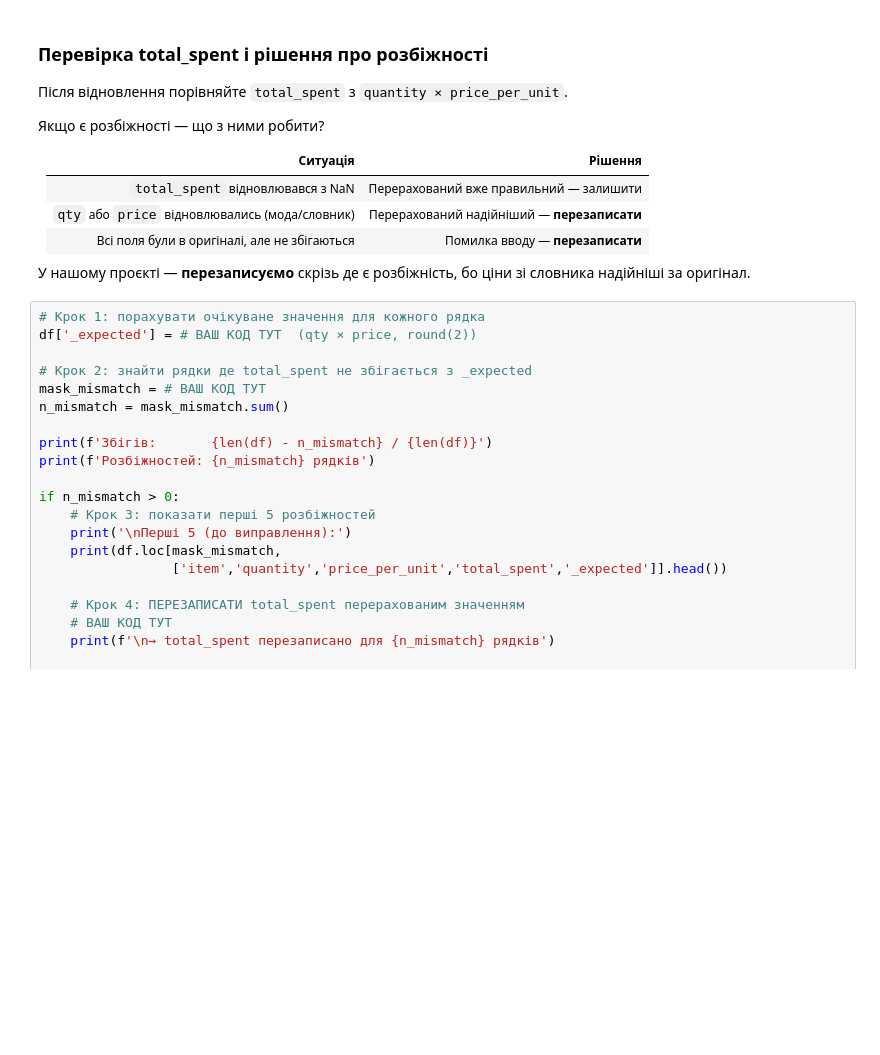
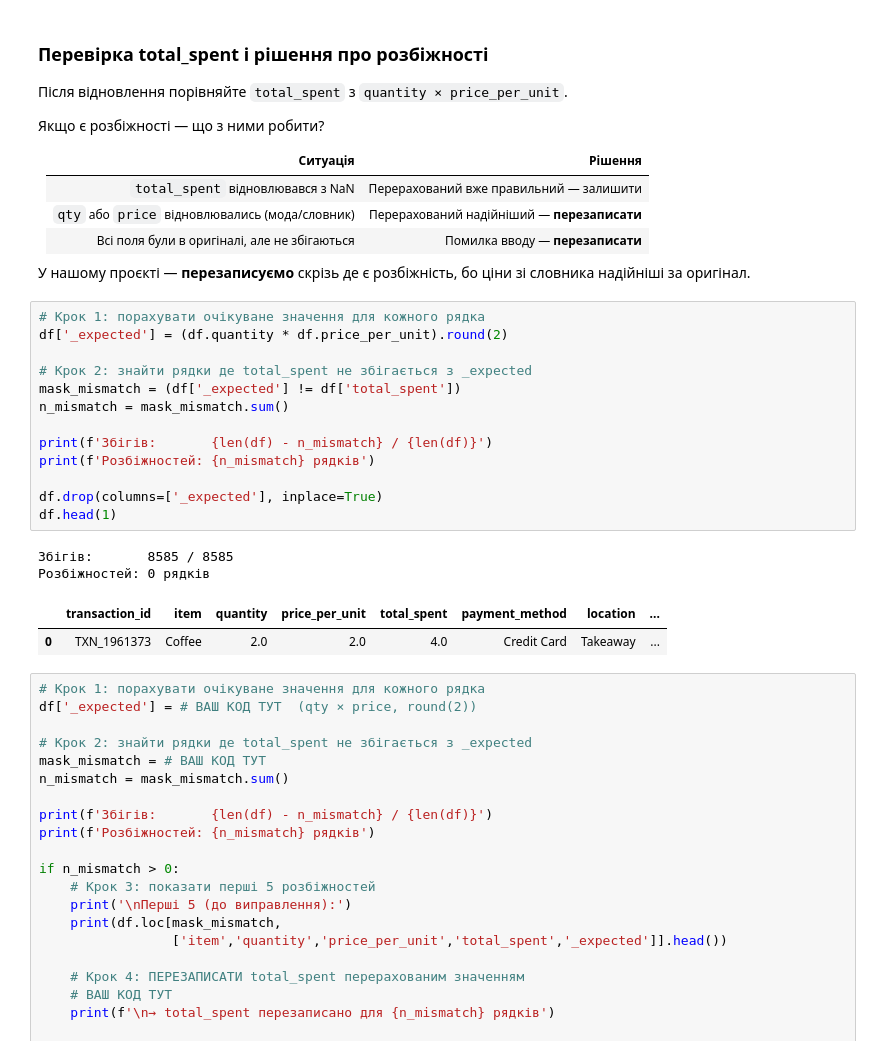
Before and after one commit to DymaStar/Analysis_Cafe_Sales-, a Jupyter notebook: DS_110626cafe_eda_workbook_version2.ipynb, the cells around one changed output. Saved outputs shown, nothing was run; the diff lists cells and outputs as text; blank space fills up the shorter version.

```diff
--- a/DS_110626cafe_eda_workbook_version2.ipynb
+++ b/DS_110626cafe_eda_workbook_version2.ipynb
@@ -814,6 +853,24 @@ df['total_spent'].fillna(df['total_spent'].median(), inplace=True)
 
 У нашому проєкті — **перезаписуємо** скрізь де є розбіжність,
 бо ціни зі словника надійніші за оригінал.
+# %%
+# Крок 1: порахувати очікуване значення для кожного рядка
+df['_expected'] = (df.quantity * df.price_per_unit).round(2)
+
+# Крок 2: знайти рядки де total_spent не збігається з _expected
+mask_mismatch = (df['_expected'] != df['total_spent'])
+n_mismatch = mask_mismatch.sum()
+
+print(f'Збігів:       {len(df) - n_mismatch} / {len(df)}')
+print(f'Розбіжностей: {n_mismatch} рядків')
+
+df.drop(columns=['_expected'], inplace=True)
+df.head(1)
+# %% [output]
+Збігів:       8585 / 8585
+Розбіжностей: 0 рядків
+|  | transaction_id | item | quantity | price_per_unit | total_spent | payment_method | location | ... |
+| 0 | TXN_1961373 | Coffee | 2.0 | 2.0 | 4.0 | Credit Card | Takeaway | ... |
 # %%
 # Крок 1: порахувати очікуване значення для кожного рядка
 df['_expected'] = # ВАШ КОД ТУТ  (qty × price, round(2))
```
Also changed, not shown: parts of 16 cells of this notebook.
